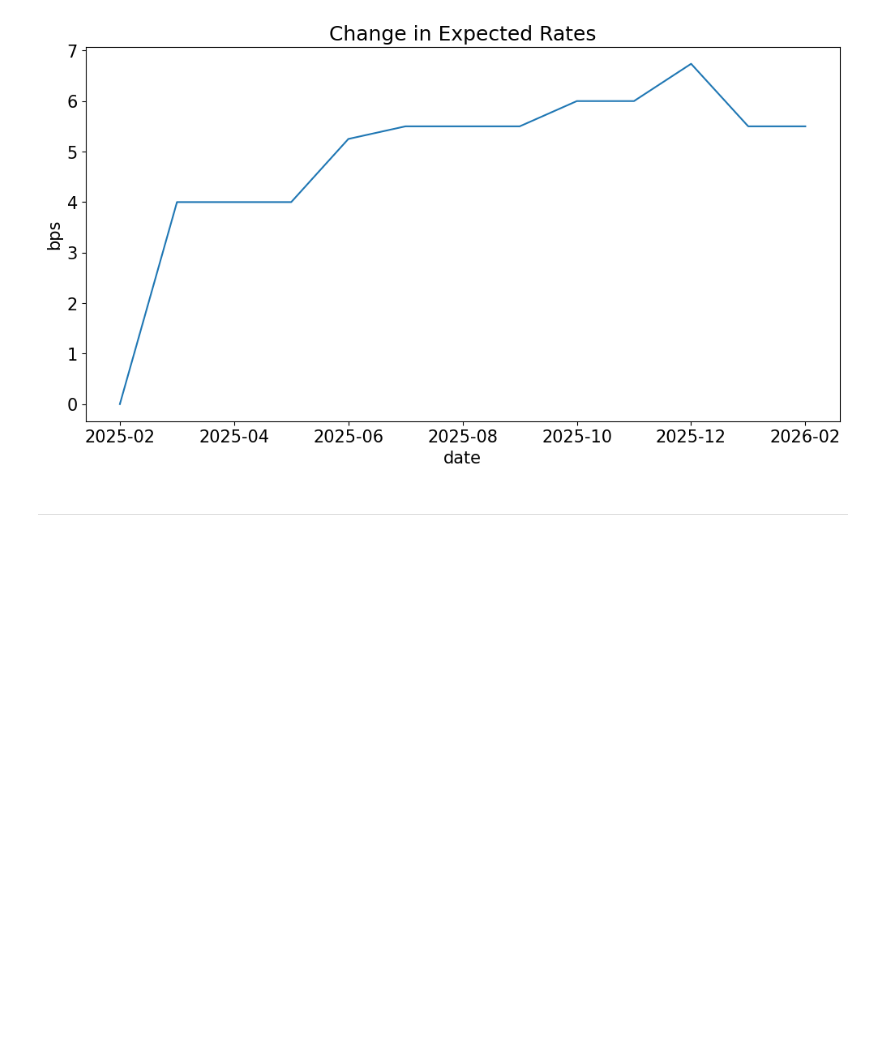
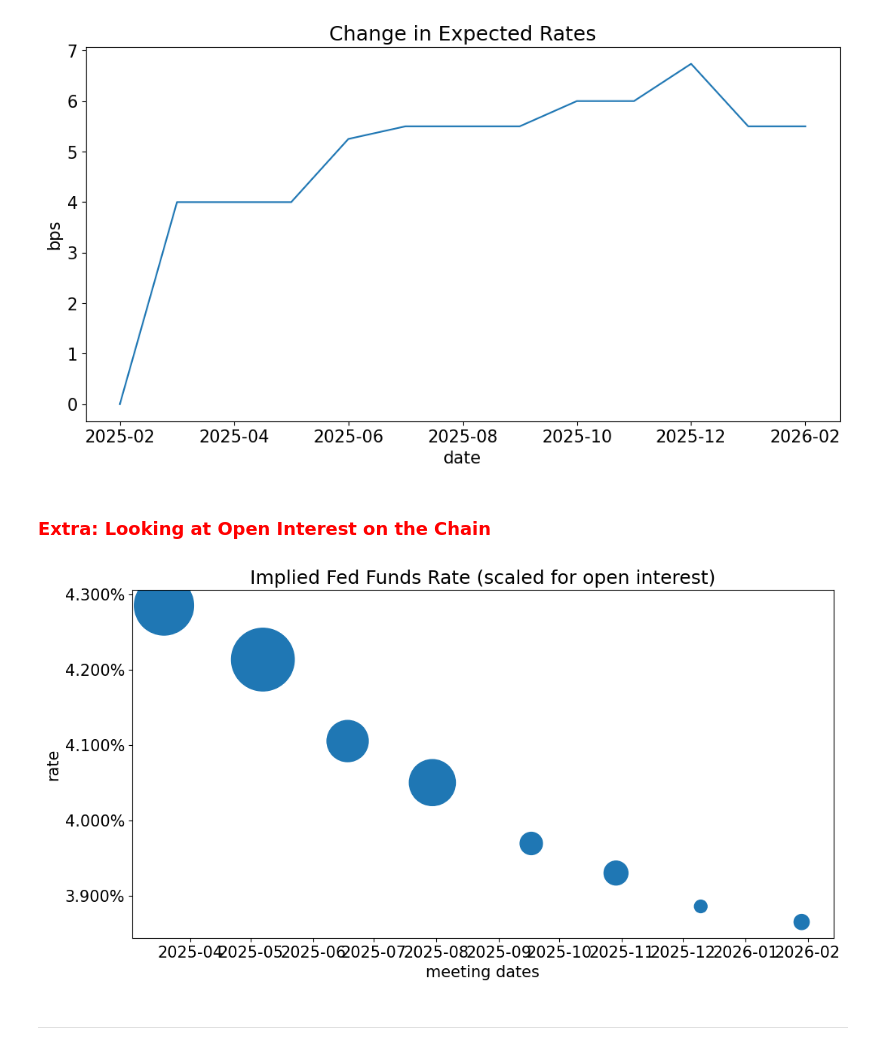
Before and after one commit to vinnyyx/finm-fiderivs-2025, a Jupyter notebook: homework/Solutions 3.ipynb, the cells around one changed output. Saved outputs shown, nothing was run; the diff lists cells and outputs as text; code cells hidden in the pictures; blank space fills up the shorter version.

```diff
--- a/homework/Solutions 3.ipynb
+++ b/homework/Solutions 3.ipynb
@@ -504,5 +504,14 @@ plt.show()
 plt.show()
 # %% [output]
 [figure]
+# %% [markdown]
+### <span style="color:red">Extra: Looking at Open Interest on the Chain</span>
+# %%
+ax = curve_info.plot.scatter(x='meeting dates', y='expected fed rate', s=fedfut[DATE]['open_int']/100);
+ax.yaxis.set_major_formatter(mtick.PercentFormatter(xmax=1, decimals=None, symbol='%'));
+ax.set_ylabel('rate');
+ax.set_title('Implied Fed Funds Rate (scaled for open interest)');
+# %% [output]
+[figure, added]
 # %% [markdown]
 ***
```
Also changed, not shown: 1 other file.
